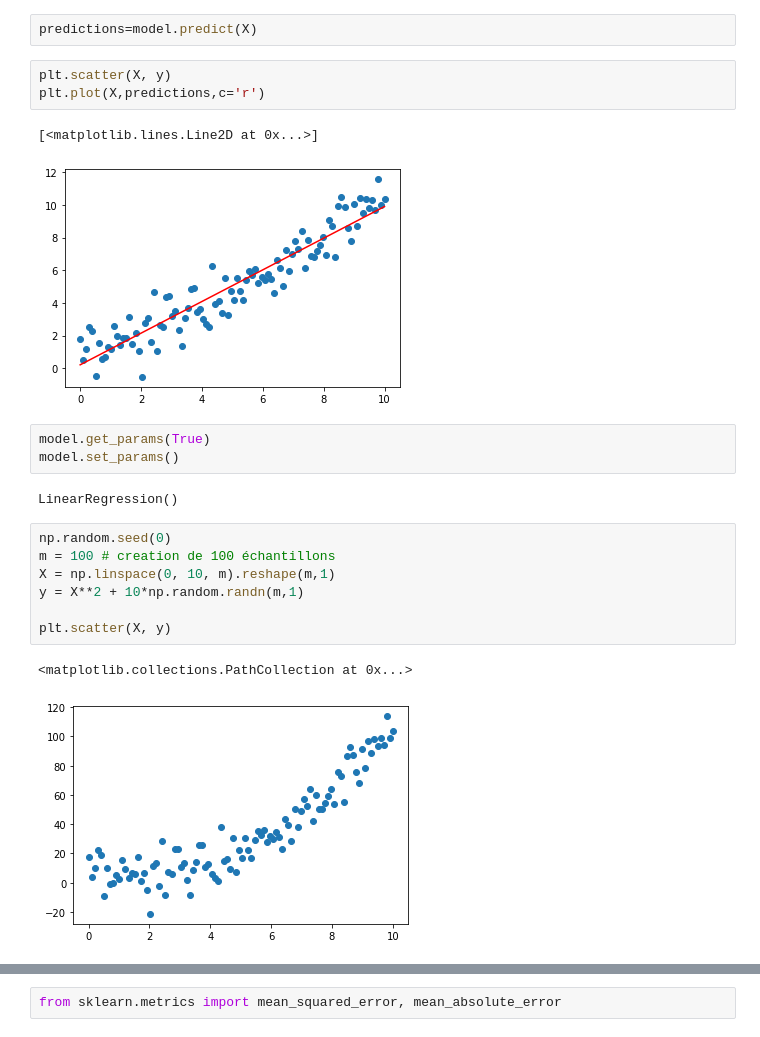
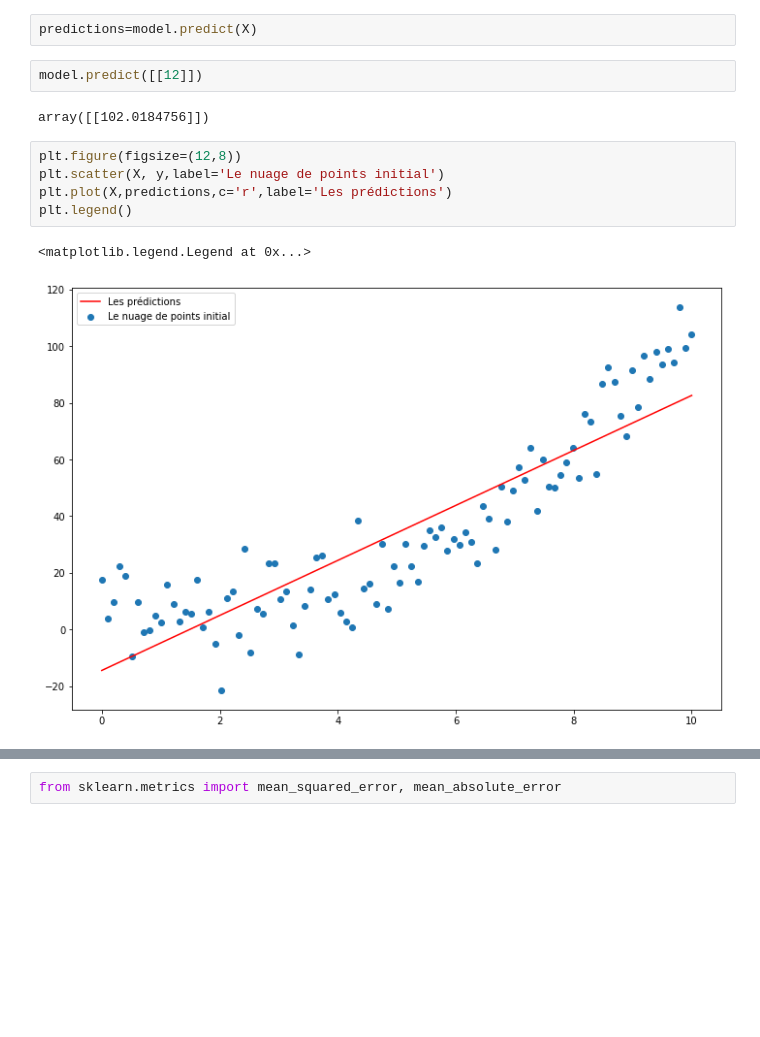
Before and after one commit to jmbernabotto/INSA2021, a Jupyter notebook: scikit_learn_1.ipynb, the cells around one changed output, grey strips where cells are left out. Drawn from its saved outputs; the diff is of its cells as text; blank space fills up the shorter version.

```diff
--- a/scikit_learn_1.ipynb
+++ b/scikit_learn_1.ipynb
@@ -30,23 +81,14 @@ model.score(X, y) # évaluation avec le coefficient de corrélation
 # %%
 predictions=model.predict(X)
+# %%
+model.predict([[12]])
+# %% [output]
+array([[102.0184756]])
 # %%
-plt.scatter(X, y)
-plt.plot(X,predictions,c='r')
+plt.figure(figsize=(12,8))
+plt.scatter(X, y,label='Le nuage de points initial')
+plt.plot(X,predictions,c='r',label='Les prédictions')
+plt.legend()
 # %% [output]
-[<matplotlib.lines.Line2D at 0x...>]
+<matplotlib.legend.Legend at 0x...>
-[figure, old version]
+[figure, new version]
-# %%
-model.get_params(True)
-model.set_params()
-# %% [output]
-LinearRegression()
-# %%
-np.random.seed(0)
-m = 100 # creation de 100 échantillons
-X = np.linspace(0, 10, m).reshape(m,1)
-y = X**2 + 10*np.random.randn(m,1)
-
-plt.scatter(X, y)
-# %% [output]
-<matplotlib.collections.PathCollection at 0x...>
-[figure, removed]
```
Also changed, not shown: parts of 25 cells of this notebook.
